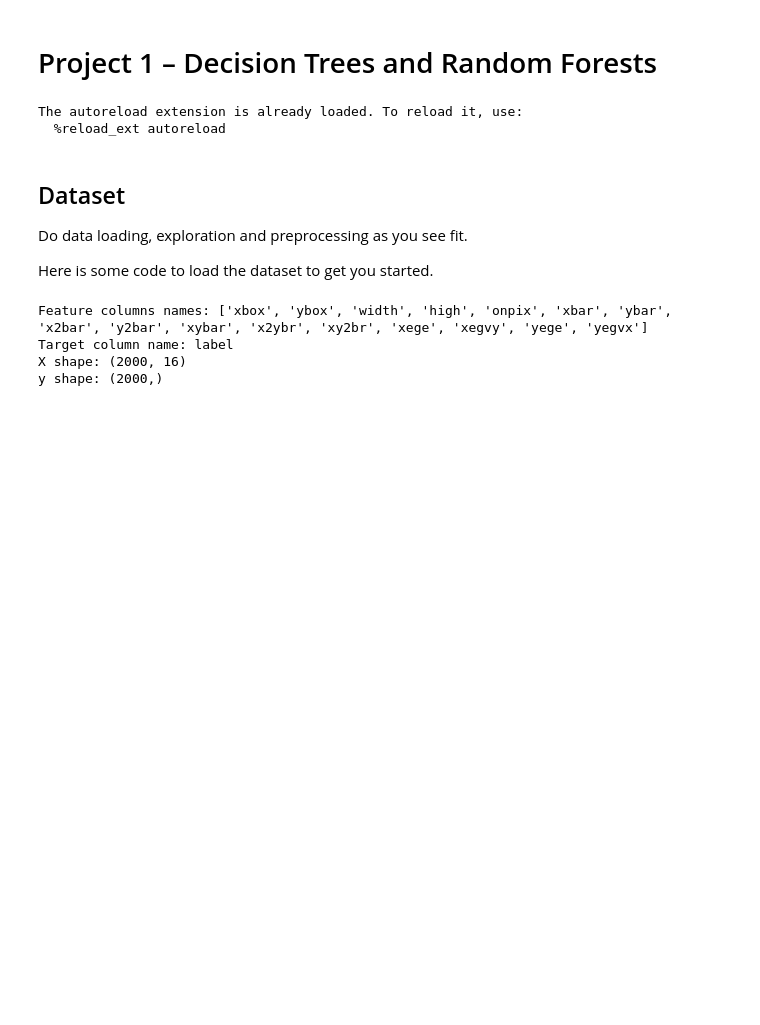
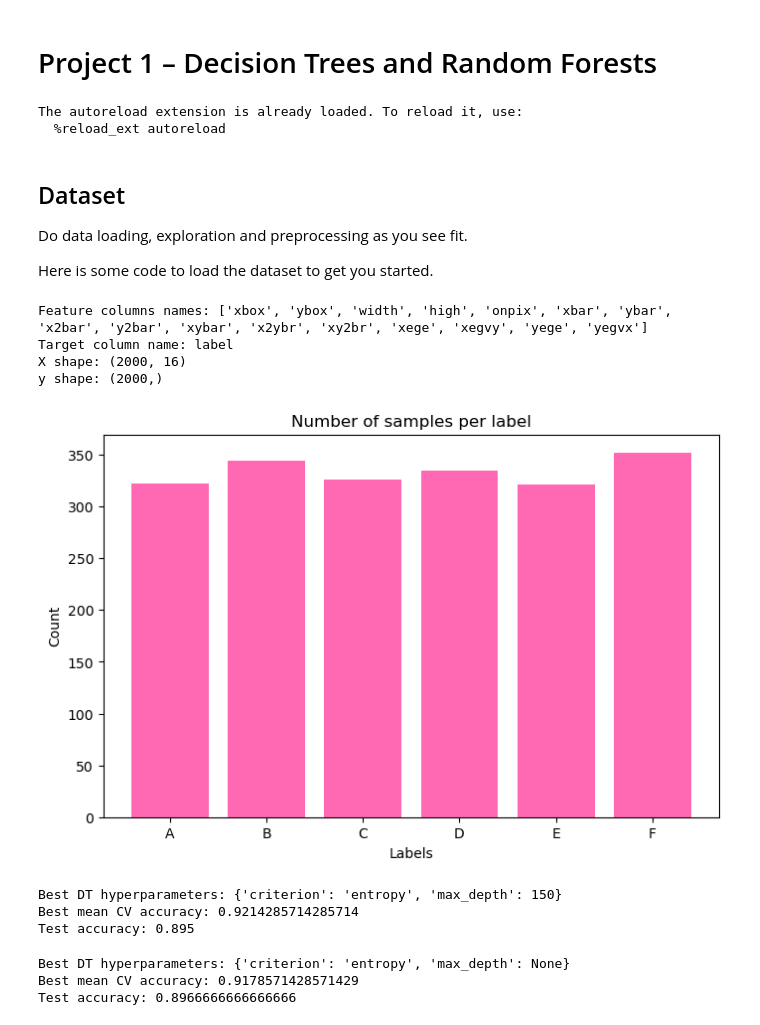
Before and after one commit to Hannarasmussen/INF264-Project-1-H25, a Jupyter notebook: run_experiments.ipynb, the cells around one changed output. Saved outputs shown, nothing was run; the diff lists cells and outputs as text; code cells hidden in the pictures; blank space fills up the shorter version.

```diff
--- a/run_experiments.ipynb
+++ b/run_experiments.ipynb
@@ -55,37 +54,77 @@ Feature columns names: ['xbox', 'ybox', 'width', 'high', 'onpix', 'xbar', 'ybar'
 Target column name: label
 X shape: (2000, 16)
 y shape: (2000,)
+# %%
+
+
+label_names = ["A", "B", "C", "D", "E", "F"]
+unique_labels, counts = np.unique(y, return_counts=True)
+x_labels = [label_names[i] for i in unique_labels]
+
+plt.figure(figsize=(8,5))
+plt.bar(x_labels, counts, color='#FF69B4')
+plt.xlabel('Labels')
+plt.ylabel('Count')
+plt.title('Number of samples per label')
+plt.xticks(x_labels)
+plt.show()
+# %% [output]
+[figure, added]
+# %%
+param_grid_dt = {
+    "criterion": ["gini", "entropy"],
+    "max_depth": [None, 5, 6, 7, 8, 9, 10, 11, 12, 13, 14, 15, 20, 50, 100, 150],
+}
+
+dt = DecisionTree(random_state=seed)
+
+grid_dt = GridSearchCV(
+    estimator=dt,
+    param_grid=param_grid_dt,
+    cv=StratifiedKFold(n_splits=5, shuffle=True, random_state=seed),
+    scoring="accuracy",
+    n_jobs=-1,
+)
+
+grid_dt.fit(X_trainval, y_trainval)
+
+print("Best DT hyperparameters:", grid_dt.best_params_)
+print("Best mean CV accuracy:", grid_dt.best_score_)
+
+test_preds = grid_dt.best_estimator_.predict(X_test)
+print("Test accuracy:", accuracy_score(y_test, test_preds))
+# %% [output]
+Best DT hyperparameters: {'criterion': 'entropy', 'max_depth': 150}
+Best mean CV accuracy: 0.9214285714285714
+Test accuracy: 0.895
 # %%
 param_grid_dt = {
     "criterion": ["gini", "entropy"],
     "max_depth": [None, 5, 6, 7, 8, 9, 10, 11, 12, 13, 14, 15, 20, 50, 100],
 }
 
-# #dt = DecisionTreeClassifier(random_state=0)
-# dt = DecisionTree()
+dt = DecisionTreeClassifier(random_state=0)
 
-# grid_dt = GridSearchCV(
-#     estimator=dt,
-#     param_grid=param_grid_dt,
-#     cv=StratifiedKFold(n_splits=5, shuffle=True, random_state=seed),
-#     scoring="accuracy",
-#     n_jobs=-1,
-# )
+grid_dt = GridSearchCV(
+    estimator=dt,
+    param_grid=param_grid_dt,
+    cv=StratifiedKFold(n_splits=5, shuffle=True, random_state=seed),
+    scoring="accuracy",
+    n_jobs=-1,
+)
 
-# grid_dt.fit(X_trainval, y_trainval)
-
-# print("Best DT hyperparameters:", grid_dt.best_params_)
-# print("Best mean CV accuracy:", grid_dt.best_score_)
-
-# test_preds = grid_dt.best_estimator_.predict(X_test)
-# print("Test accuracy:", accuracy_score(y_test, test_preds))
+grid_dt.fit(X_trainval, y_trainval)
 
 print("Best DT hyperparameters:", grid_dt.best_params_)
 print("Best mean CV accuracy:", grid_dt.best_score_)
 
-# Evaluate on unseen test set
+
 test_preds = grid_dt.best_estimator_.predict(X_test)
 print("Test accuracy:", accuracy_score(y_test, test_preds))
+# %% [output]
+Best DT hyperparameters: {'criterion': 'entropy', 'max_depth': None}
+Best mean CV accuracy: 0.9178571428571429
+Test accuracy: 0.8966666666666666
 # %%
 param_grid_rf = {
     "n_estimators": [2, 5, 10, 15, 20, 50],
```
Also changed, not shown: parts of 5 cells of this notebook, 2 other files.
